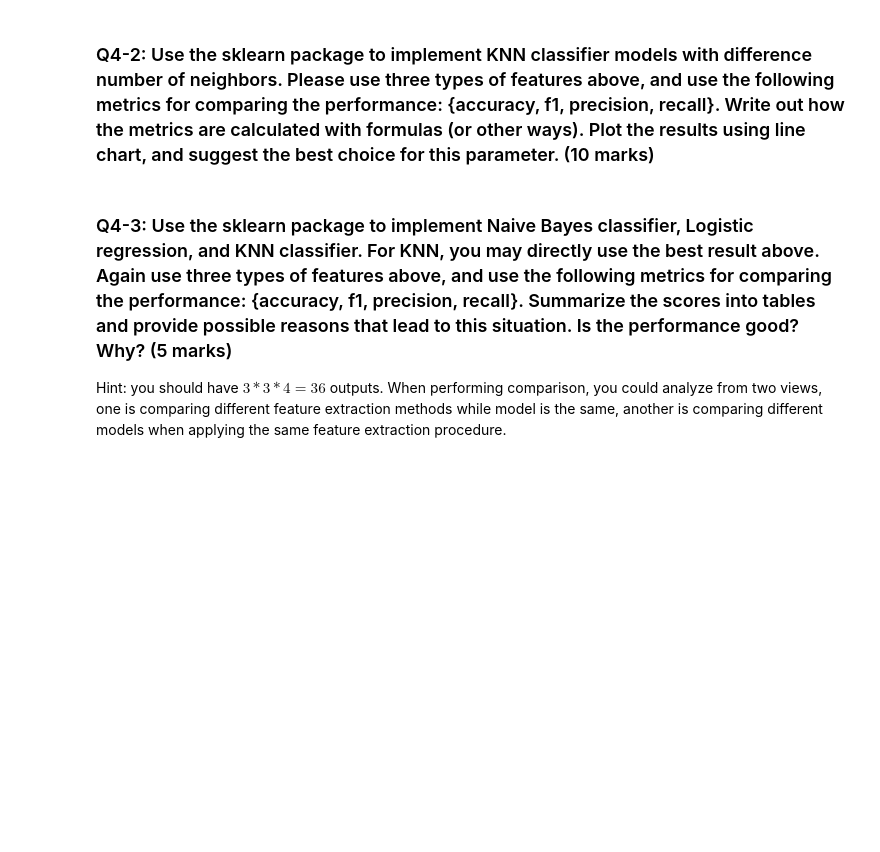
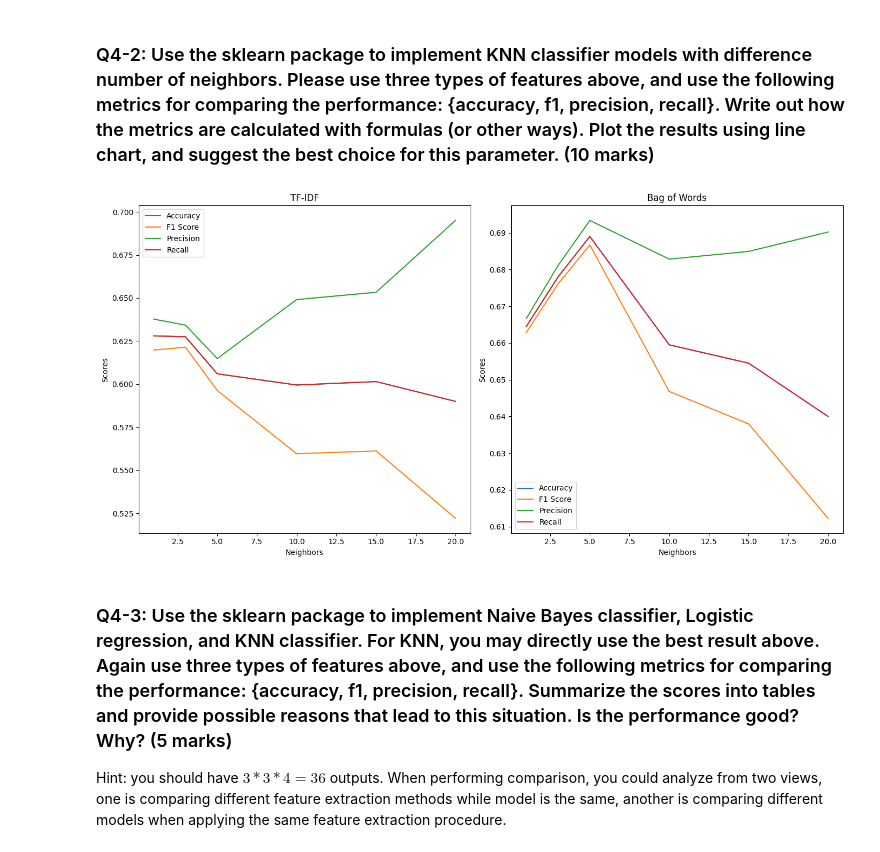
Before and after one commit to mawga2/year3_proj, a Jupyter notebook: apai4011/4011A1_questions.ipynb, the cells around one changed output. Saved outputs shown, nothing was run; the diff lists cells and outputs as text; code cells hidden in the pictures; blank space fills up the shorter version.

```diff
--- a/apai4011/4011A1_questions.ipynb
+++ b/apai4011/4011A1_questions.ipynb
@@ -516,9 +521,15 @@ y = tweets_df['sentiment']
 
 X_train, X_test, y_train, y_test = train_test_split(X, y, test_size=0.2, random_state=42)
 
-# feature extraction 1
+# feature extraction 1 (TF-IDF)
+tfidf_vectorizer = TfidfVectorizer()
+X_train_tfidf = tfidf_vectorizer.fit_transform(X_train)
+X_test_tfidf = tfidf_vectorizer.transform(X_test)
 
-# feature extraction 2
+# feature extraction 2 (Bag of Words)
+bow_vectorizer = CountVectorizer()
+X_train_bow = bow_vectorizer.fit_transform(X_train)
+X_test_bow = bow_vectorizer.transform(X_test)
 
 # feature extraction 3
 # %% [markdown]
@@ -530,3 +537,50 @@ X_train, X_test, y_train, y_test = train_test_split(X, y, test_size=0.2, random_
+# %%
+# KNN classifiers with different neighbors (1,2,3,4,... etc)
+def knn(X_train, X_test, y_train, y_test, neighbors):
+    results = {'accuracy': [], 'f1': [], 'precision': [], 'recall': []}
+
+    for n in neighbors:
+        knn = KNeighborsClassifier(n_neighbors=n)
+        knn.fit(X_train, y_train)
+        y_pred = knn.predict(X_test)
+        results['accuracy'].append(accuracy_score(y_test, y_pred))
+        results['f1'].append(f1_score(y_test, y_pred, average='weighted'))
+        results['precision'].append(precision_score(y_test, y_pred, average='weighted'))
+        results['recall'].append(recall_score(y_test, y_pred, average='weighted'))
+
+    return results
+
+# plot a line chart
+neighbours = [1, 3, 5, 10, 15, 20]
+results_tfidf = knn(X_train_tfidf, X_test_tfidf, y_train, y_test, neighbours)
+results_bow = knn(X_train_bow, X_test_bow, y_train, y_test, neighbours)
+
+plt.figure(figsize=(14, 7))
+
+plt.subplot(1, 2, 1)
+plt.plot(neighbours, results_tfidf['accuracy'], label='Accuracy')
+plt.plot(neighbours, results_tfidf['f1'], label='F1 Score')
+plt.plot(neighbours, results_tfidf['precision'], label='Precision')
+plt.plot(neighbours, results_tfidf['recall'], label='Recall')
+plt.title('TF-IDF')
+plt.xlabel('Neighbors')
+plt.ylabel('Scores')
+plt.legend()
+
+plt.subplot(1, 2, 2)
+plt.plot(neighbours, results_bow['accuracy'], label='Accuracy')
+plt.plot(neighbours, results_bow['f1'], label='F1 Score')
+plt.plot(neighbours, results_bow['precision'], label='Precision')
+plt.plot(neighbours, results_bow['recall'], label='Recall')
+plt.title('Bag of Words')
+plt.xlabel('Neighbors')
+plt.ylabel('Scores')
+plt.legend()
+
+plt.tight_layout()
+plt.show()
+# %% [output]
+[figure, added]
 # %% [markdown]
 ### Q4-3: Use the sklearn package to implement Naive Bayes classifier, Logistic regression, and KNN classifier. For KNN, you may directly use the best result above. Again use three types of features above, and use the following metrics for comparing the performance: {accuracy, f1, precision, recall}. Summarize the scores into tables and provide possible reasons that lead to this situation. Is the performance good? Why? (5 marks)
 
```
Also changed, not shown: parts of 5 cells of this notebook.
